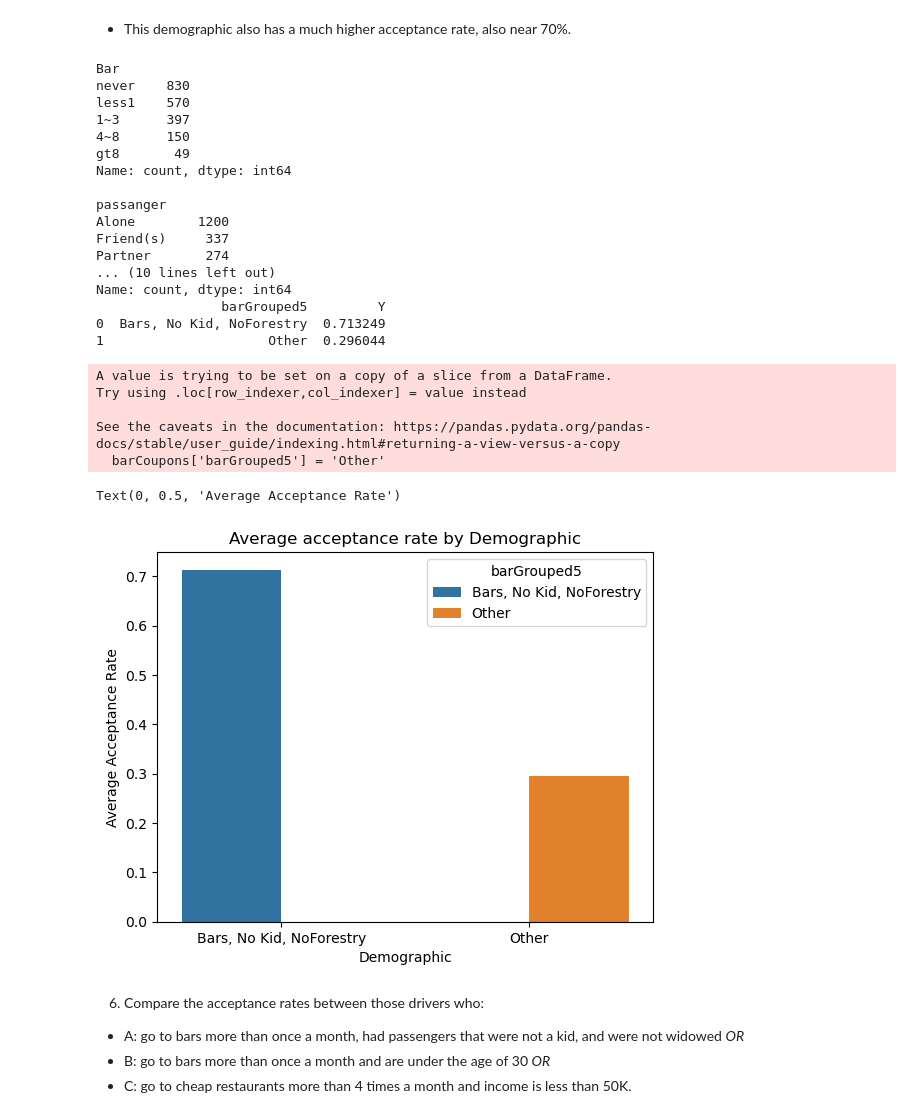
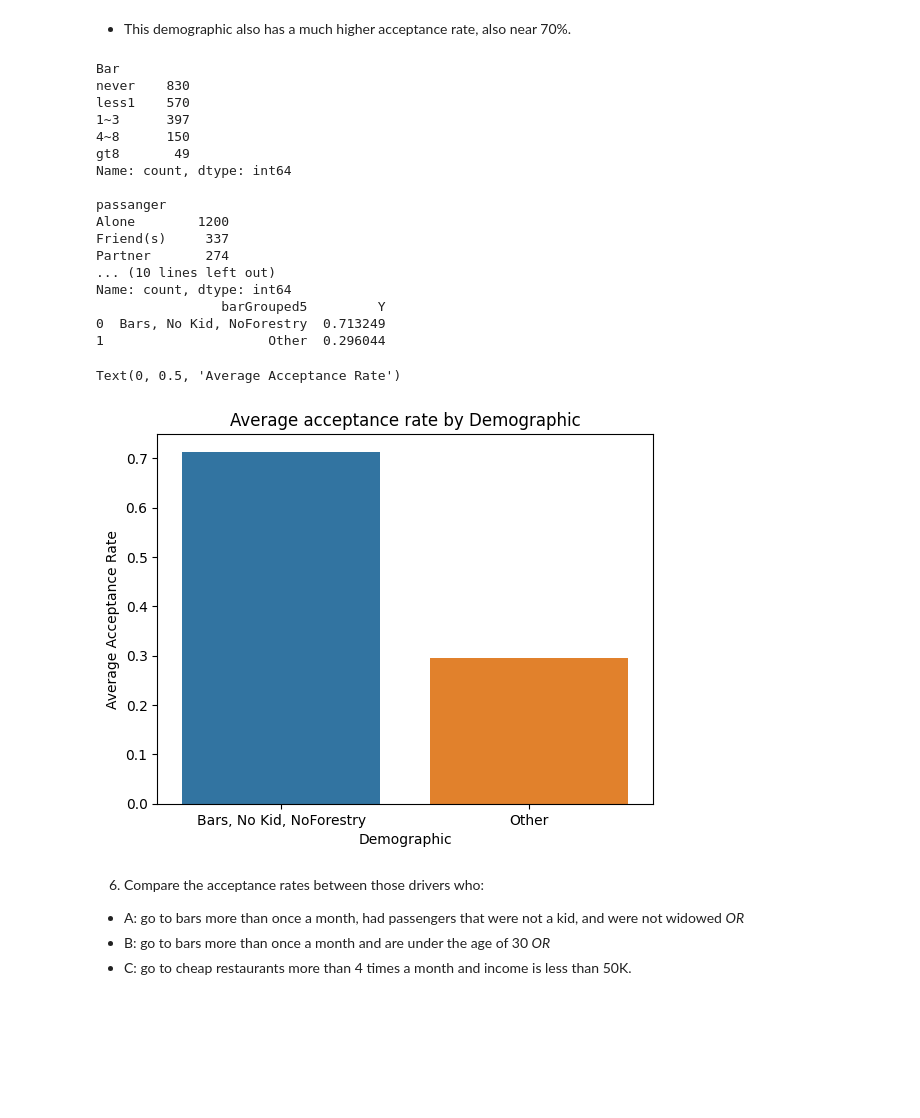
Before and after one commit to Raesu/pcmlai, a Jupyter notebook: Module 5/assignment_5_1_starter/prompt.ipynb, the cells around one changed output. Saved outputs shown, nothing was run; the diff lists cells and outputs as text; code cells hidden in the pictures; blank space fills up the shorter version.

```diff
--- a/Module 5/assignment_5_1_starter/prompt.ipynb
+++ b/Module 5/assignment_5_1_starter/prompt.ipynb
@@ -366,49 +356,39 @@ noForestry = barCoupons['occupation'] != 'Farming Fishing & Forestry'
 # Only 551 people meet this criteria
 print((moreThanOnce & noKid & noForestry).value_counts(), '\n')
 
-# It won't let me do this for some reason
-# barCoupons['barGrouped5'].loc[(moreThanOnce & noKid & noForestry), 'barGrouped5'] = 'Bars, No Kid, NoForestry'
-
 barCoupons['barGrouped5'] = 'Other'
-barCoupons.loc[(barCoupons['Bar'].isin(['1~3','4~8','gt8'])) &
-               (barCoupons['passanger'] != 'Kid(s)') &
-               (barCoupons['occupation'] != 'Farming Fishing & Forestry'),'barGrouped5'] = 'Bars, No Kid, NoForestry'
+barCoupons.loc[(moreThanOnce & noKid & noForestry), 'barGrouped5'] = 'Bars, No Kid, NoForestry'
 
 # Make sure grouping works
 print(barCoupons['barGrouped5'].value_counts())
 
 means = barCoupons.groupby('barGrouped5')['Y'].mean().reset_index()
 print(means)
 
 sns.barplot(means, x='barGrouped5', y='Y', hue='barGrouped5')
 plt.title('Average acceptance rate by Demographic')
 plt.xlabel('Demographic')
 plt.ylabel('Average Acceptance Rate')
 # %% [output]
 Bar
 never    830
 less1    570
 1~3      397
 4~8      150
 gt8       49
 Name: count, dtype: int64
 
 passanger
 Alone        1200
 Friend(s)     337
 Partner       274
 ... (10 lines left out)
 Name: count, dtype: int64
                 barGrouped5         Y
 0  Bars, No Kid, NoForestry  0.713249
 1                     Other  0.296044
-A value is trying to be set on a copy of a slice from a DataFrame.
-Try using .loc[row_indexer,col_indexer] = value instead
-
-See the caveats in the documentation: https://pandas.pydata.org/pandas-docs/stable/user_guide/indexing.html#returning-a-view-versus-a-copy
-  barCoupons['barGrouped5'] = 'Other'
+Text(0, 0.5, 'Average Acceptance Rate')
-Text(0, 0.5, 'Average Acceptance Rate')
-[figure, old version]
+[figure, new version]
 # %% [markdown]
 6. Compare the acceptance rates between those drivers who:
 
```
Also changed, not shown: parts of 4 cells of this notebook.
